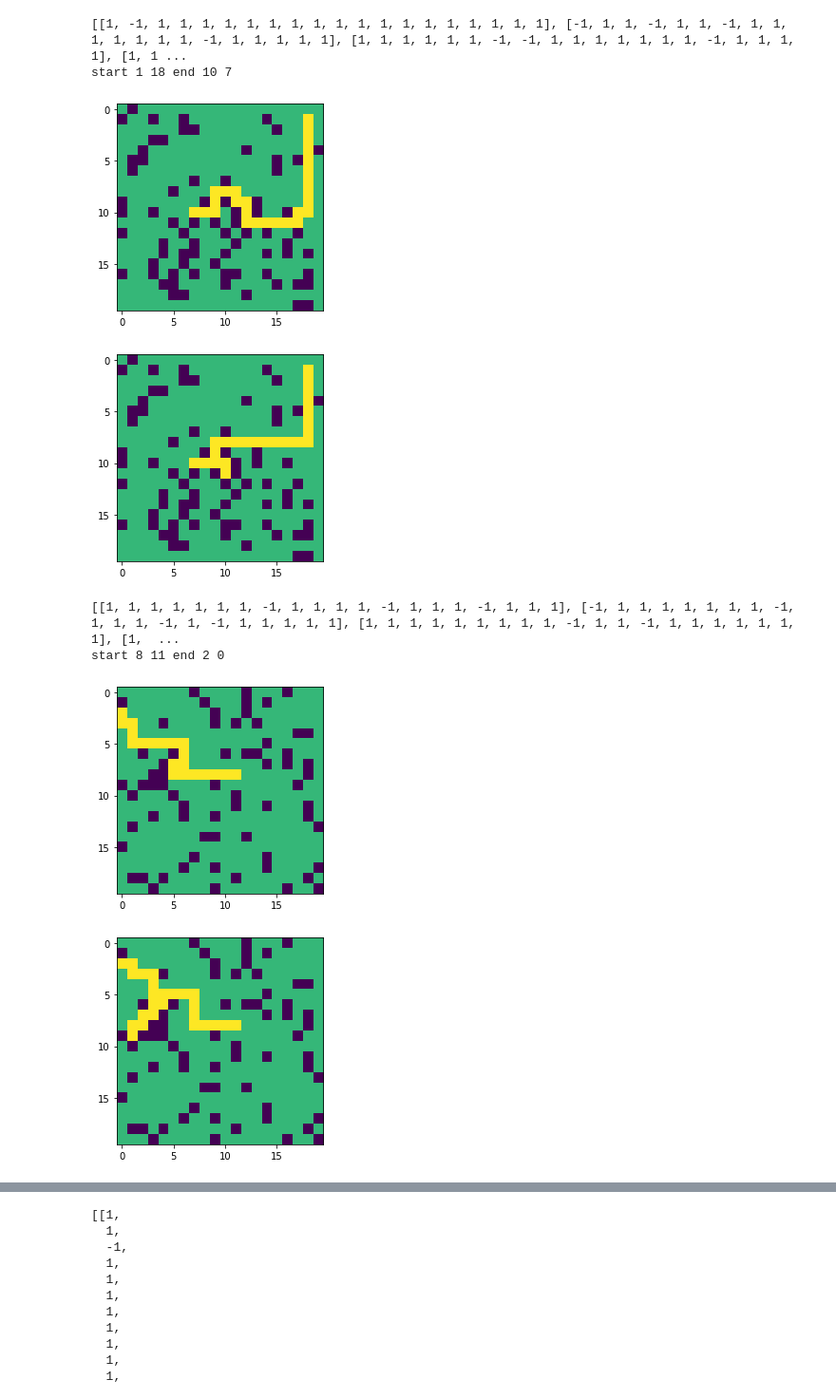
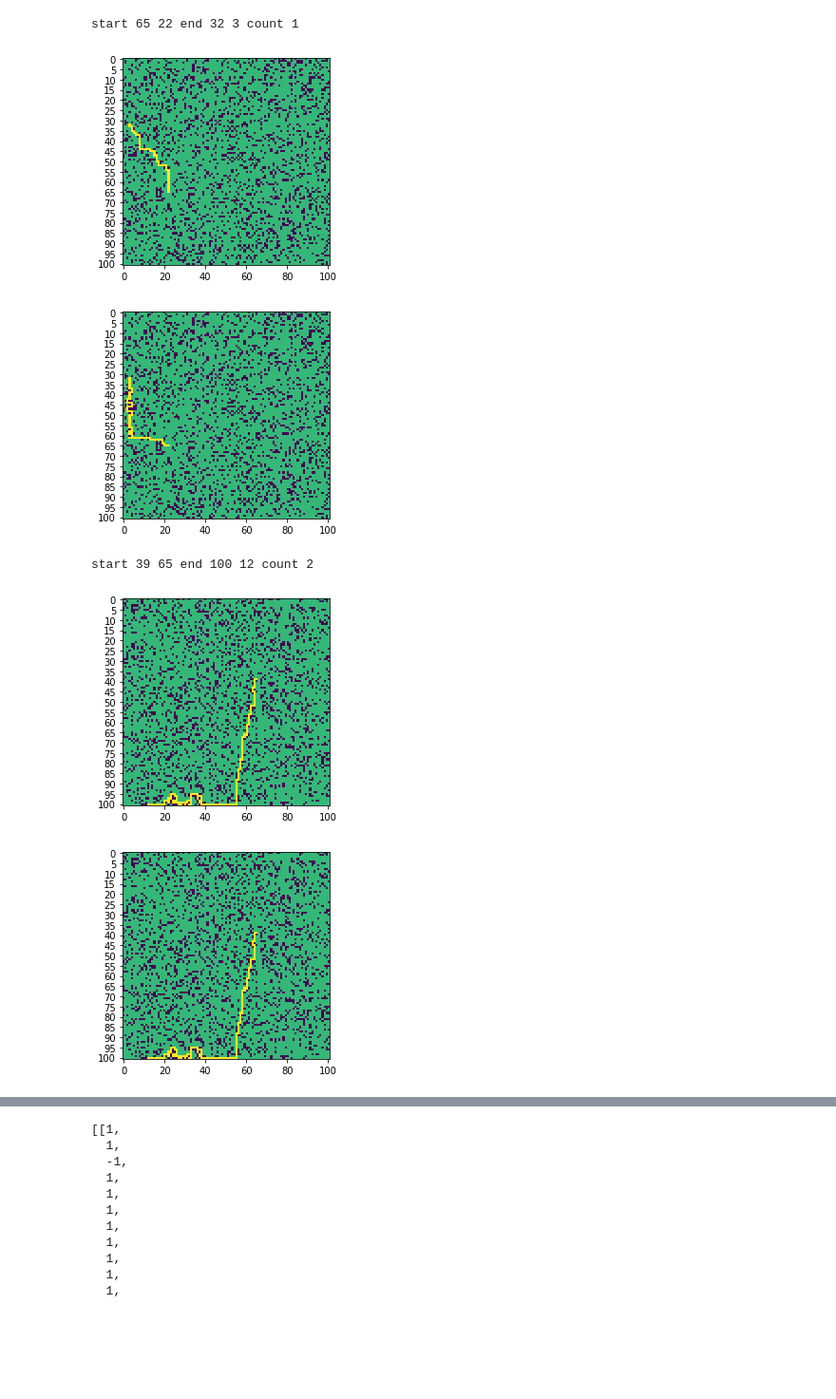
Before and after one commit to laxmanpottimuthi/AI, a Jupyter notebook: assignment1/delete_of_Intro_to_AI_Assignment.ipynb, the cells around one changed output, grey strips where cells are left out. Shown at 95% size. Drawn from its saved outputs; the diff is of its cells as text; code cells hidden in the pictures; blank space fills up the shorter version.

```diff
--- a/assignment1/delete_of_Intro_to_AI_Assignment.ipynb
+++ b/assignment1/delete_of_Intro_to_AI_Assignment.ipynb
@@ -567,8 +567,8 @@ def validMazeCell(maze, validCellsOnly):
 #  forward a* vs backward A*
 expanded_nodes_length_1 = []
 expanded_nodes_length_2 = []
-for k in range(0,10):
-    size = 20
+for k in range(0,100):
+    size = 101
     maze = [0] * size
     maze_for_second_run = [0] * size
     visited = [0] * size
@@ -611,8 +611,8 @@ for k in range(0,10):
     open_list = MinHeap()
     adaptive = False
 
-    print(maze)
-    print('start', source_i, source_j, 'end',destination_i, destination_j)
+#     print(maze)
+    print('start', source_i, source_j, 'end',destination_i, destination_j, 'count', k+1)
     total_expanded_nodes, can_reach = AStarSearch(nodes,nodes[source_i][source_j],maze,nodes[destination_i][destination_j],open_list,adaptive)
     if can_reach:
         expanded_nodes_length_1.append(total_expanded_nodes)
@@ -630,44 +630,42 @@ for k in range(0,10):
             nodes[i][j] = Node(i,j,sys.maxsize - 1000,(destination_i - 1 - i) + (destination_j -1 - j),None,-1,largerG)
 
     adaptive = False
-    total_expanded_nodes, can_reach = AStarSearchBackwards(nodes,nodes[destination_i][destination_j],maze_for_second_run,nodes[source_i][source_j],open_list,adaptive)
+    total_expanded_nodes, can_reach = AStarSearchBackwards(nodes,nodes[source_i][source_j],maze_for_second_run,nodes[destination_i][destination_j],open_list,adaptive)
     if can_reach:
         expanded_nodes_length_2.append(total_expanded_nodes)
     showMaze(maze_for_second_run,1)
 
 
 # print('start', nodes[source_i][source_j].x, nodes[source_i][source_j].y, 'end',nodes[destination_i][destination_j].x,nodes[destination_i][destination_j].y)
 print('Expanded nodes array 1 ',expanded_nodes_length_1)
 print('Expanded nodes array 2 ',expanded_nodes_length_2)
 
 
 RFA = int(sum(expanded_nodes_length_1) / len(expanded_nodes_length_1))
 RBA = int(sum(expanded_nodes_length_2) / len(expanded_nodes_length_2))
 
 
 import numpy as np
 import pandas as pd
 
 df=pd.DataFrame({'x': range(0,len(expanded_nodes_length_1)), 'y1': expanded_nodes_length_1 })
 df1=pd.DataFrame({'x': range(0,len(expanded_nodes_length_2)), 'y2': expanded_nodes_length_2 })
 plt.plot( 'x', 'y1', data=df, color='skyblue', label = 'Forward A*')
 plt.plot( 'x', 'y2', data=df1, color='olive', label = 'Backward A*')
 plt.xlabel('Experiment #')
 plt.ylabel('Number of expanded nodes')
 plt.legend(['Repeated Forward A*', 'Repeated Backward A*'], loc='upper left')
 
 txt_string = 'Average RFA* ' + str(RFA) +' vs RBA* ' + str(RBA)
 
-plt.text(-1, -115000, txt_string, bbox=dict(facecolor='yellow', alpha=0.5))
+plt.text(-1, -75000, txt_string, bbox=dict(facecolor='yellow', alpha=0.5))
 
 plt.show()
 print('RFA*', RFA, 'vs RBA*', RBA )
 # %% [output]
-[[1, -1, 1, 1, 1, 1, 1, 1, 1, 1, 1, 1, 1, 1, 1, 1, 1, 1, 1, 1], [-1, 1, 1, -1, 1, 1, -1, 1, 1, 1, 1, 1, 1, 1, -1, 1, 1, 1, 1, 1], [1, 1, 1, 1, 1, 1, -1, -1, 1, 1, 1, 1, 1, 1, 1, -1, 1, 1, 1, 1], [1, 1 ...
-start 1 18 end 10 7
+start 65 22 end 32 3 count 1
-[figure, old version]
+[figure, new version]
-[figure, old version]
+[figure, new version]
-[[1, 1, 1, 1, 1, 1, 1, -1, 1, 1, 1, 1, -1, 1, 1, 1, -1, 1, 1, 1], [-1, 1, 1, 1, 1, 1, 1, 1, -1, 1, 1, 1, -1, 1, -1, 1, 1, 1, 1, 1], [1, 1, 1, 1, 1, 1, 1, 1, 1, -1, 1, 1, -1, 1, 1, 1, 1, 1, 1, 1], [1,  ...
-start 8 11 end 2 0
+start 39 65 end 100 12 count 2
-[figure, old version]
+[figure, new version]
-[figure, old version]
+[figure, new version]
```
Also changed, not shown: parts of 2 cells of this notebook.
